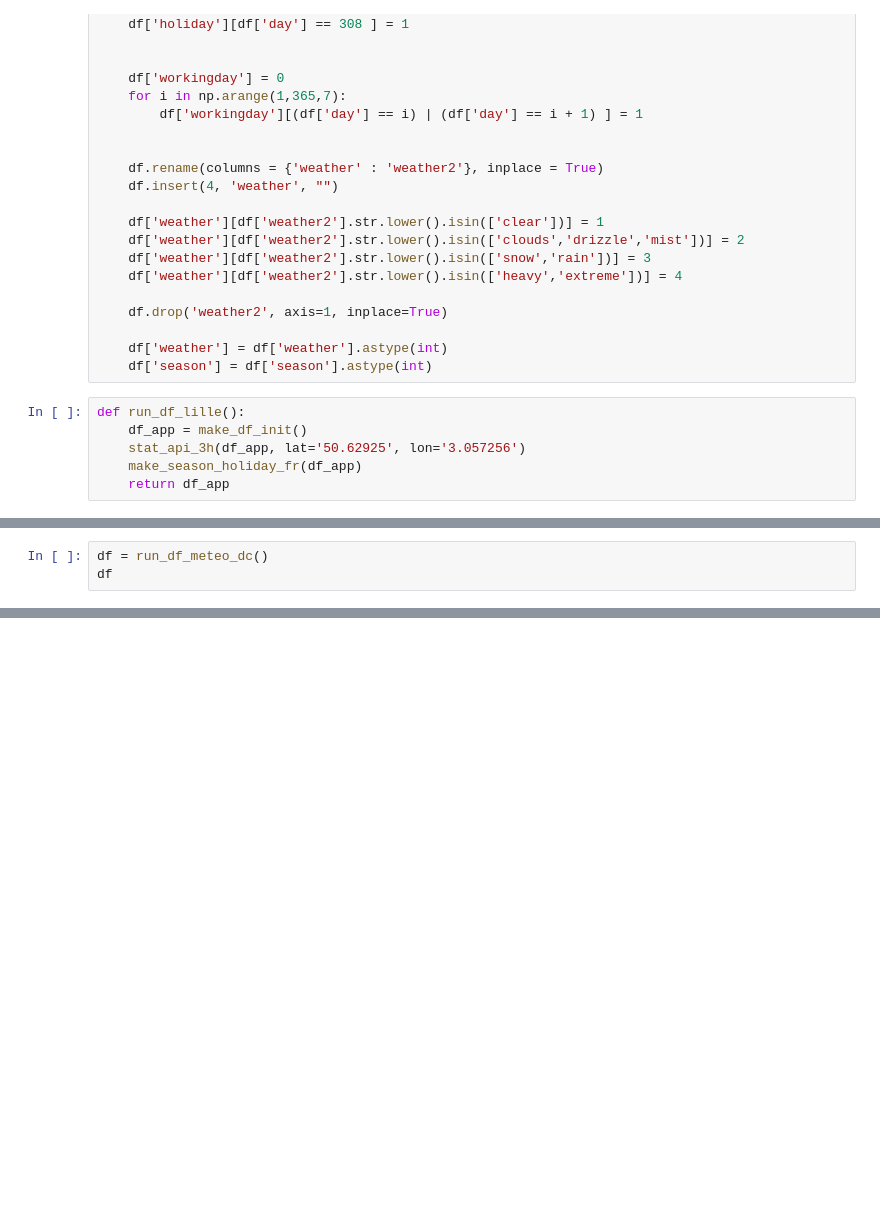
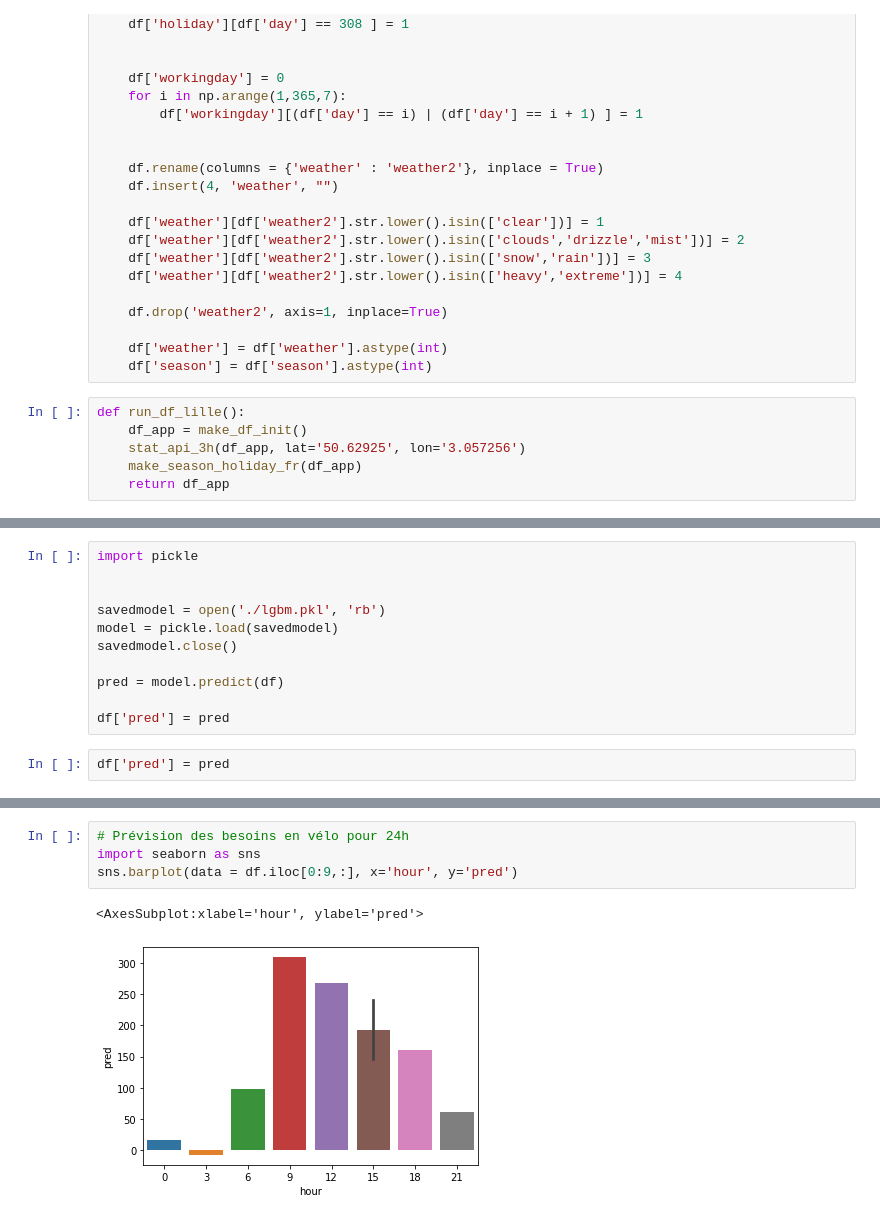
Before and after one commit to yayahamour/project_bike, a Jupyter notebook: netoyage.ipynb, the cells around one changed output, grey strips where cells are left out. Drawn from its saved outputs; the diff is of its cells as text; blank space fills up the shorter version.

Commit message:
graphiques ajoutés

```diff
--- a/netoyage.ipynb
+++ b/netoyage.ipynb
@@ -2829,3 +2830,0 @@ def run_df_meteo_dc():
-# %%
-df = run_df_meteo_dc()
-df
@@ -2866,0 +2831,13 @@ See the caveats in the documentation: https://pandas.pydata.org/pandas-docs/stab
+# %%
+import pickle
+
+
+savedmodel = open('./lgbm.pkl', 'rb')
+model = pickle.load(savedmodel)
+savedmodel.close()
+
+pred = model.predict(df)
+
+df['pred'] = pred
+# %%
+df['pred'] = pred
@@ -2866,0 +2848,7 @@ See the caveats in the documentation: https://pandas.pydata.org/pandas-docs/stab
+# %%
+# Prévision des besoins en vélo pour 24h
+import seaborn as sns
+sns.barplot(data = df.iloc[0:9,:], x='hour', y='pred')
+# %% [output]
+<AxesSubplot:xlabel='hour', ylabel='pred'>
+[figure, added]
```
Also changed, not shown: parts of 8 cells of this notebook, 1 other file.
